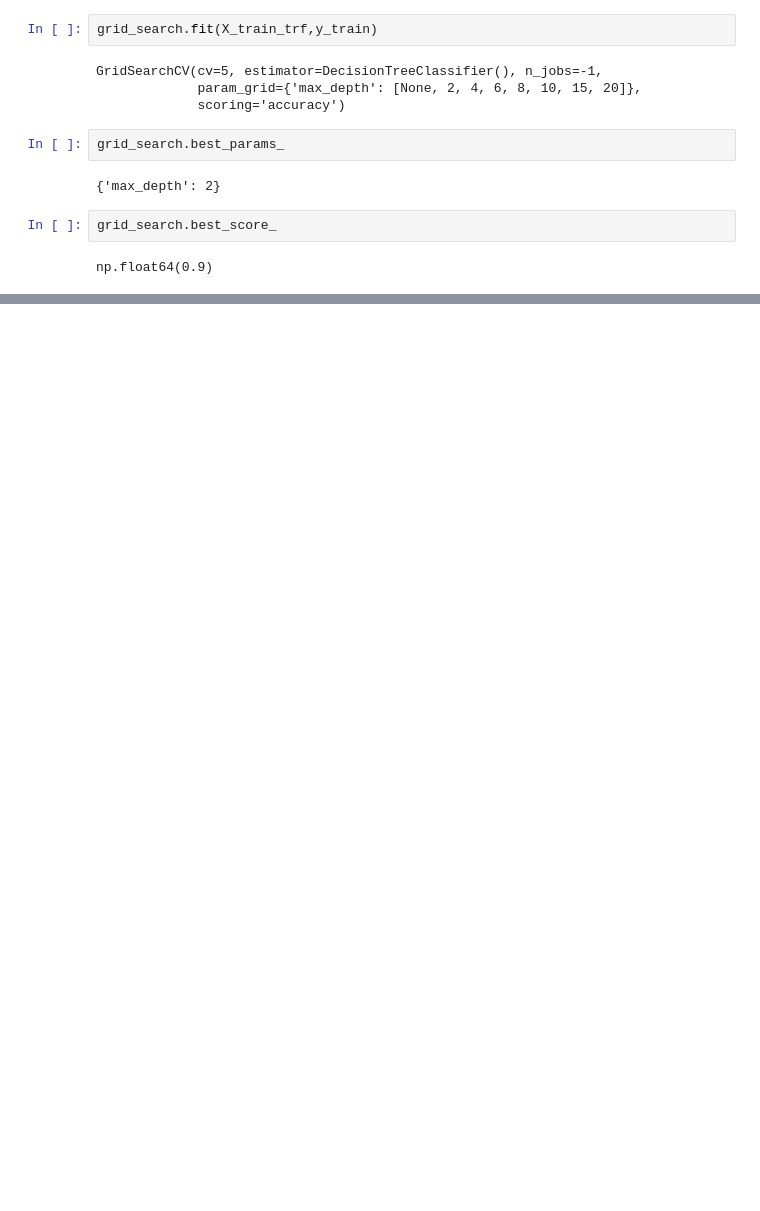
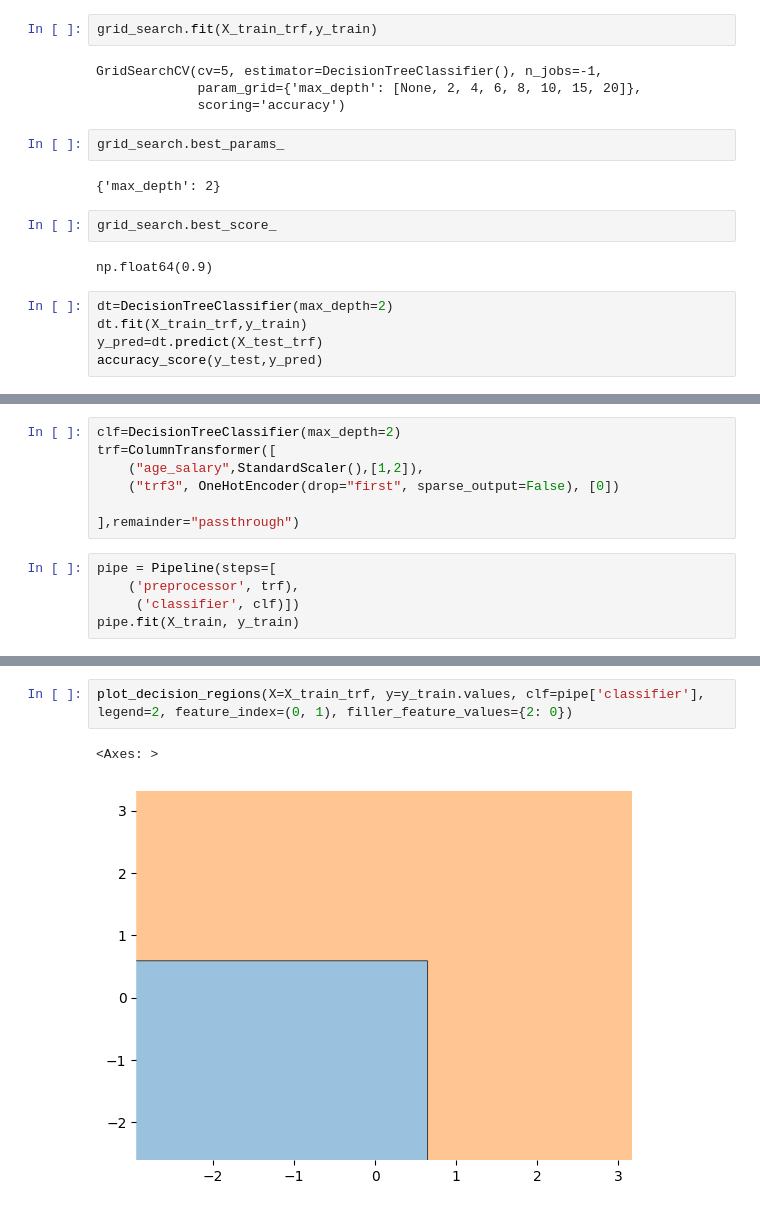
Before and after one commit to ajaykumar080286/MachineLearning1, a Jupyter notebook: 41_Decision_Tree_Own.ipynb, the cells around one changed output, grey strips where cells are left out. Saved outputs shown, nothing was run; the diff lists cells and outputs as text; blank space fills up the shorter version.

```diff
--- a/41_Decision_Tree_Own.ipynb
+++ b/41_Decision_Tree_Own.ipynb
@@ -136,3 +137,8 @@ grid_search.best_params_
 grid_search.best_score_
 # %% [output]
 np.float64(0.9)
+# %%
+dt=DecisionTreeClassifier(max_depth=2)
+dt.fit(X_train_trf,y_train)
+y_pred=dt.predict(X_test_trf)
+accuracy_score(y_test,y_pred)
@@ -138,0 +165,12 @@ np.float64(0.9)
+# %%
+clf=DecisionTreeClassifier(max_depth=2)
+trf=ColumnTransformer([
+    ("age_salary",StandardScaler(),[1,2]),
+    ("trf3", OneHotEncoder(drop="first", sparse_output=False), [0])
+
+],remainder="passthrough")
+# %%
+pipe = Pipeline(steps=[
+    ('preprocessor', trf),
+     ('classifier', clf)])
+pipe.fit(X_train, y_train)
@@ -138,0 +198,5 @@ np.float64(0.9)
+# %%
+plot_decision_regions(X=X_train_trf, y=y_train.values, clf=pipe['classifier'], legend=2, feature_index=(0, 1), filler_feature_values={2: 0})
+# %% [output]
+<Axes: >
+[figure, added]
```
Also changed, not shown: parts of 14 cells of this notebook.
